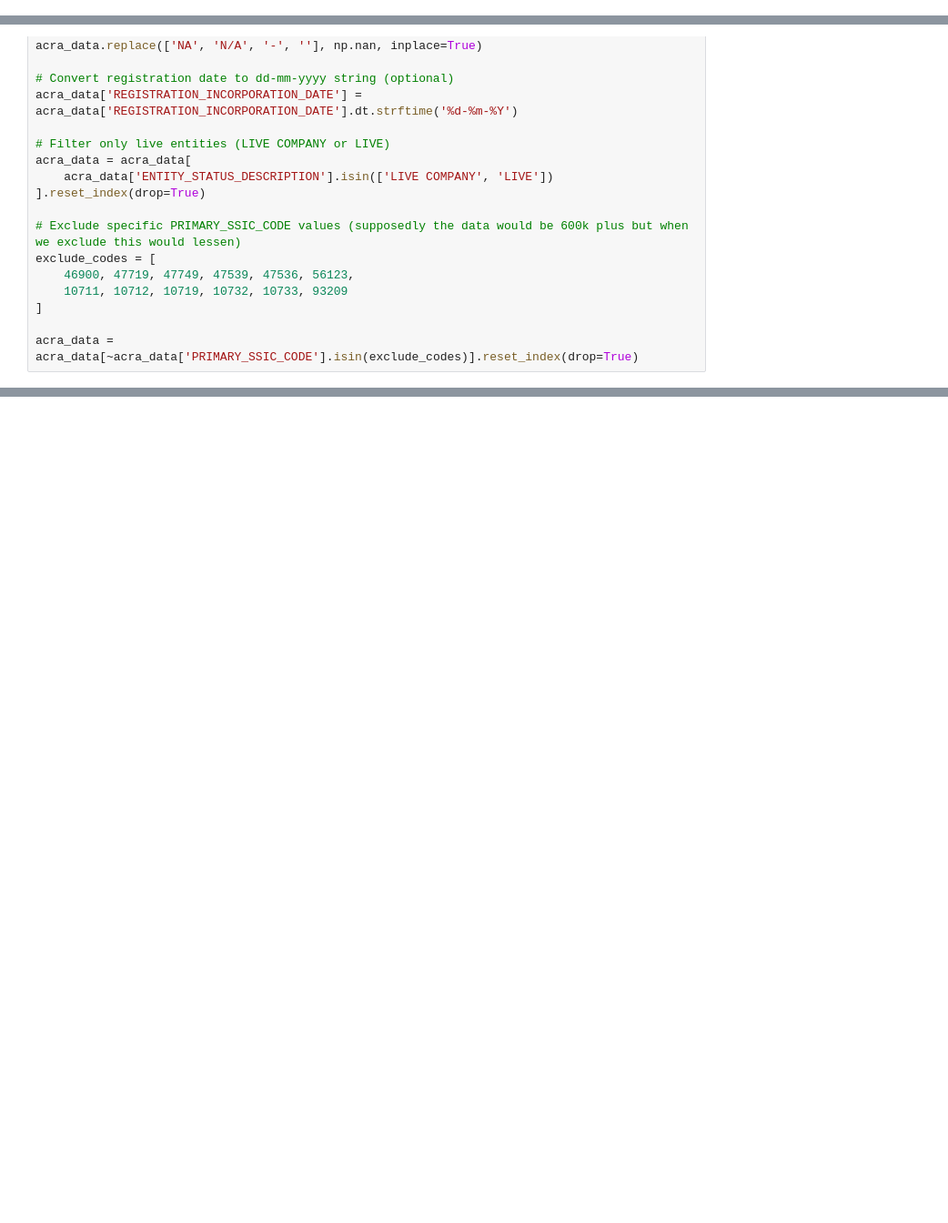
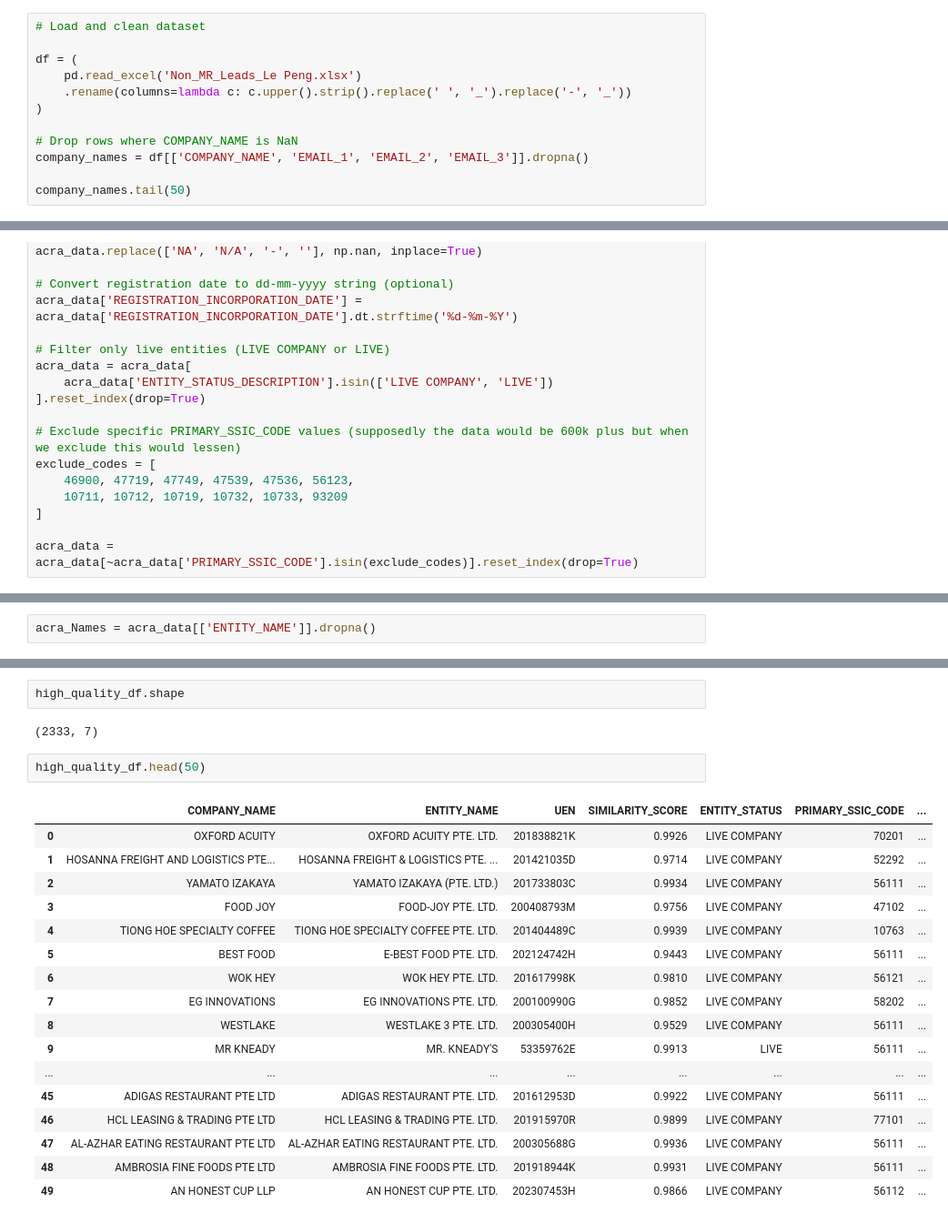
Before and after one commit to AzlieJohari57/Adhoc_Leads_Refinement_Pipeline, a Jupyter notebook: Bronze_1.ipynb, the cells around one changed output, grey strips where cells are left out. Shown at 91% size. Cells and saved outputs as stored; diff of their text form; blank space fills up the shorter version.

```diff
--- a/Bronze_1.ipynb
+++ b/Bronze_1.ipynb
@@ -52,0 +20,12 @@ First few rows:
+# %%
+# Load and clean dataset
+
+df = (
+    pd.read_excel('Non_MR_Leads_Le Peng.xlsx')
+    .rename(columns=lambda c: c.upper().strip().replace(' ', '_').replace('-', '_'))
+)
+
+# Drop rows where COMPANY_NAME is NaN
+company_names = df[['COMPANY_NAME', 'EMAIL_1', 'EMAIL_2', 'EMAIL_3']].dropna()
+
+company_names.tail(50)
@@ -186,0 +141,2 @@ First few rows:
+# %%
+acra_Names = acra_data[['ENTITY_NAME']].dropna()
@@ -186,0 +401,24 @@ First few rows:
+# %%
+high_quality_df.shape
+# %% [output]
+(2333, 7)
+# %%
+high_quality_df.head(50)
+# %% [output]
+|  | COMPANY_NAME | ENTITY_NAME | UEN | SIMILARITY_SCORE | ENTITY_STATUS | PRIMARY_SSIC_CODE | ... |
+| 0 | OXFORD ACUITY | OXFORD ACUITY PTE. LTD. | 201838821K | 0.9926 | LIVE COMPANY | 70201 | ... |
+| 1 | HOSANNA FREIGHT AND LOGISTICS PTE... | HOSANNA FREIGHT & LOGISTICS PTE. ... | 201421035D | 0.9714 | LIVE COMPANY | 52292 | ... |
+| 2 | YAMATO IZAKAYA | YAMATO IZAKAYA (PTE. LTD.) | 201733803C | 0.9934 | LIVE COMPANY | 56111 | ... |
+| 3 | FOOD JOY | FOOD-JOY PTE. LTD. | 200408793M | 0.9756 | LIVE COMPANY | 47102 | ... |
+| 4 | TIONG HOE SPECIALTY COFFEE | TIONG HOE SPECIALTY COFFEE PTE. LTD. | 201404489C | 0.9939 | LIVE COMPANY | 10763 | ... |
+| 5 | BEST FOOD | E-BEST FOOD PTE. LTD. | 202124742H | 0.9443 | LIVE COMPANY | 56111 | ... |
+| 6 | WOK HEY | WOK HEY PTE. LTD. | 201617998K | 0.9810 | LIVE COMPANY | 56121 | ... |
+| 7 | EG INNOVATIONS | EG INNOVATIONS PTE. LTD. | 200100990G | 0.9852 | LIVE COMPANY | 58202 | ... |
+| 8 | WESTLAKE | WESTLAKE 3 PTE. LTD. | 200305400H | 0.9529 | LIVE COMPANY | 56111 | ... |
+| 9 | MR KNEADY | MR. KNEADY'S | 53359762E | 0.9913 | LIVE | 56111 | ... |
+| ... | ... | ... | ... | ... | ... | ... | ... |
+| 45 | ADIGAS RESTAURANT PTE LTD | ADIGAS RESTAURANT PTE. LTD. | 201612953D | 0.9922 | LIVE COMPANY | 56111 | ... |
+| 46 | HCL LEASING & TRADING PTE LTD | HCL LEASING & TRADING PTE. LTD. | 201915970R | 0.9899 | LIVE COMPANY | 77101 | ... |
+| 47 | AL-AZHAR EATING RESTAURANT PTE LTD | AL-AZHAR EATING RESTAURANT PTE. LTD. | 200305688G | 0.9936 | LIVE COMPANY | 56111 | ... |
+| 48 | AMBROSIA FINE FOODS PTE LTD | AMBROSIA FINE FOODS PTE. LTD. | 201918944K | 0.9931 | LIVE COMPANY | 56111 | ... |
+| 49 | AN HONEST CUP LLP | AN HONEST CUP PTE. LTD. | 202307453H | 0.9866 | LIVE COMPANY | 56112 | ... |
```
Also changed, not shown: parts of 18 cells of this notebook, 3 other files.
